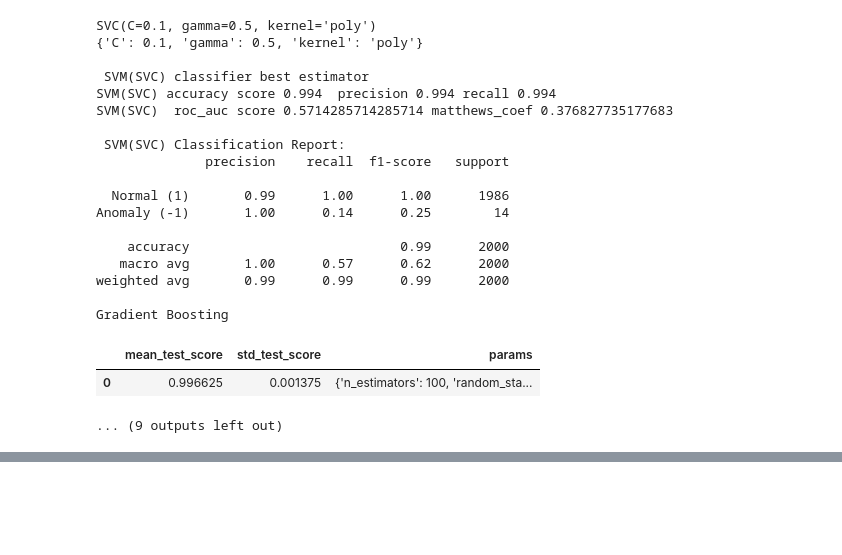
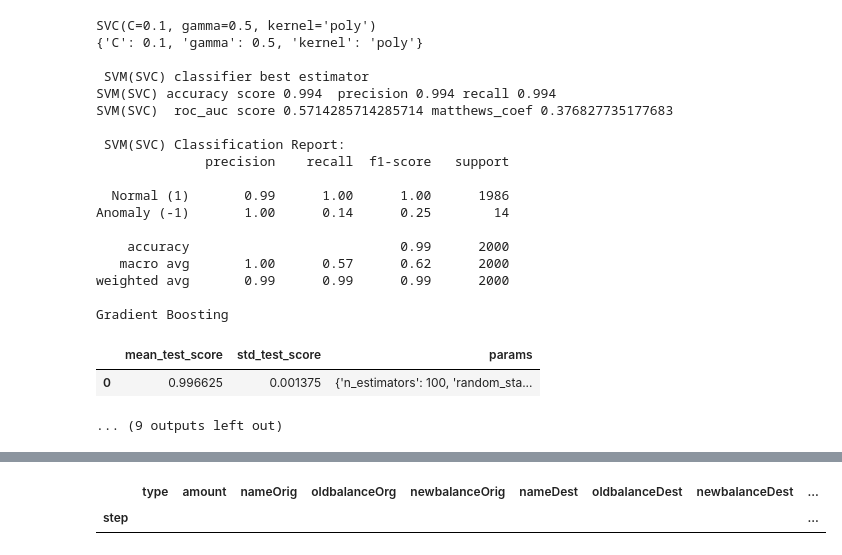
Before and after one commit to Clement2169/immocv, a Jupyter notebook: notebooks/miscellaneous/fraudDataExam.ipynb, the cells around one changed output, grey strips where cells are left out. Drawn from its saved outputs; the diff is of its cells as text; code cells hidden in the pictures; blank space fills up the shorter version.

```diff
--- a/notebooks/miscellaneous/fraudDataExam.ipynb
+++ b/notebooks/miscellaneous/fraudDataExam.ipynb
@@ -463,3 +474,16 @@ Precision: 0.71%
+# %%
+# -----------------------------
+# Detect Fraudulent Transactions
+# -----------------------------
+df["fraud_probability"] = best_model.predict_proba(X)[:, 1]
+df["fraud_prediction"] = best_model.predict(X)
+
+fraud_transactions = df[df["fraud_prediction"] == 1]
+
+display (fraud_transactions)
+# %% [output]
+|  | type | amount | nameOrig | oldbalanceOrg | newbalanceOrig | nameDest | oldbalanceDest | newbalanceDest | ... |
+| step |  |  |  |  |  |  |  |  | ... |
 # %%
 # Insérer votre code ici
 from sklearn.covariance import EllipticEnvelope
```
Also changed, not shown: parts of 6 cells of this notebook, 1 other file.
